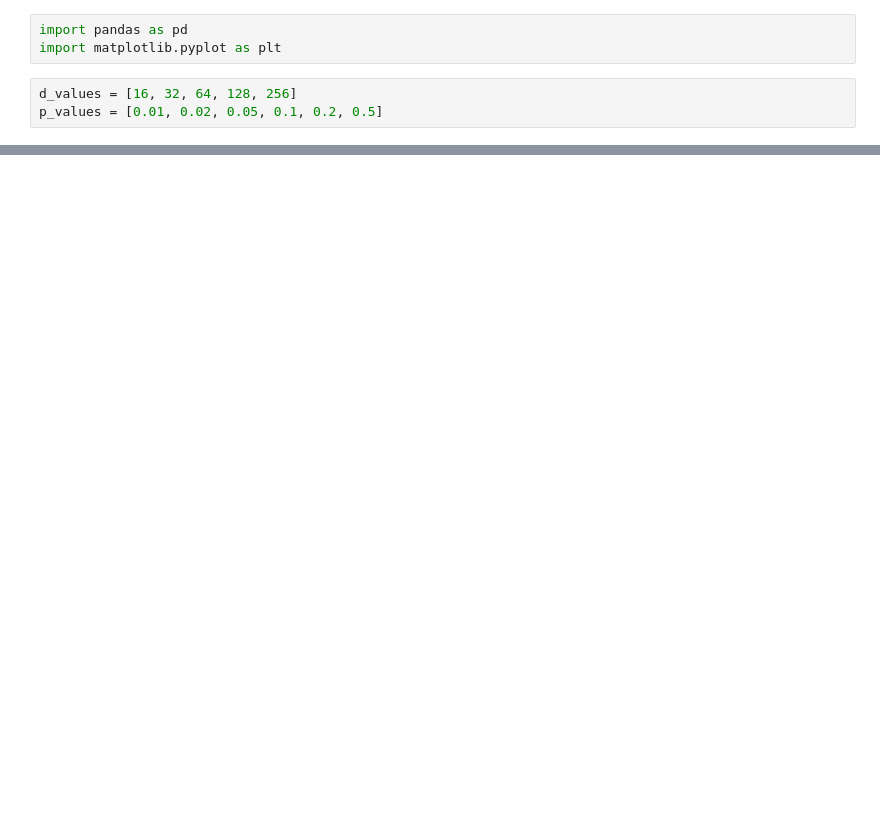
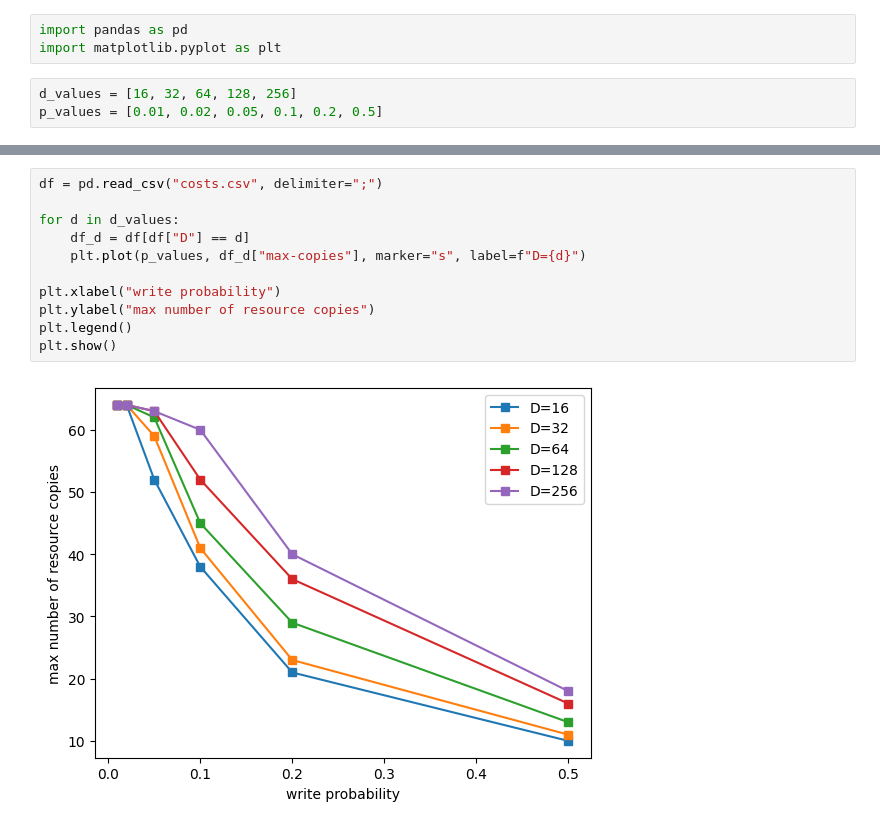
Before and after one commit to mikolajkrupinski/pwr-sem8, a Jupyter notebook: algorytmy-online/lista5/plots.ipynb, the cells around one changed output, grey strips where cells are left out. Cells and saved outputs as stored; diff of their text form; blank space fills up the shorter version.

```diff
--- a/algorytmy-online/lista5/plots.ipynb
+++ b/algorytmy-online/lista5/plots.ipynb
@@ -32,0 +33,13 @@ plt.show()
+# %%
+df = pd.read_csv("costs.csv", delimiter=";")
+
+for d in d_values:
+    df_d = df[df["D"] == d]
+    plt.plot(p_values, df_d["max-copies"], marker="s", label=f"D={d}")
+
+plt.xlabel("write probability")
+plt.ylabel("max number of resource copies")
+plt.legend()
+plt.show()
+# %% [output]
+[figure, added]
```
Also changed, not shown: parts of 3 cells of this notebook, 4 other files.
